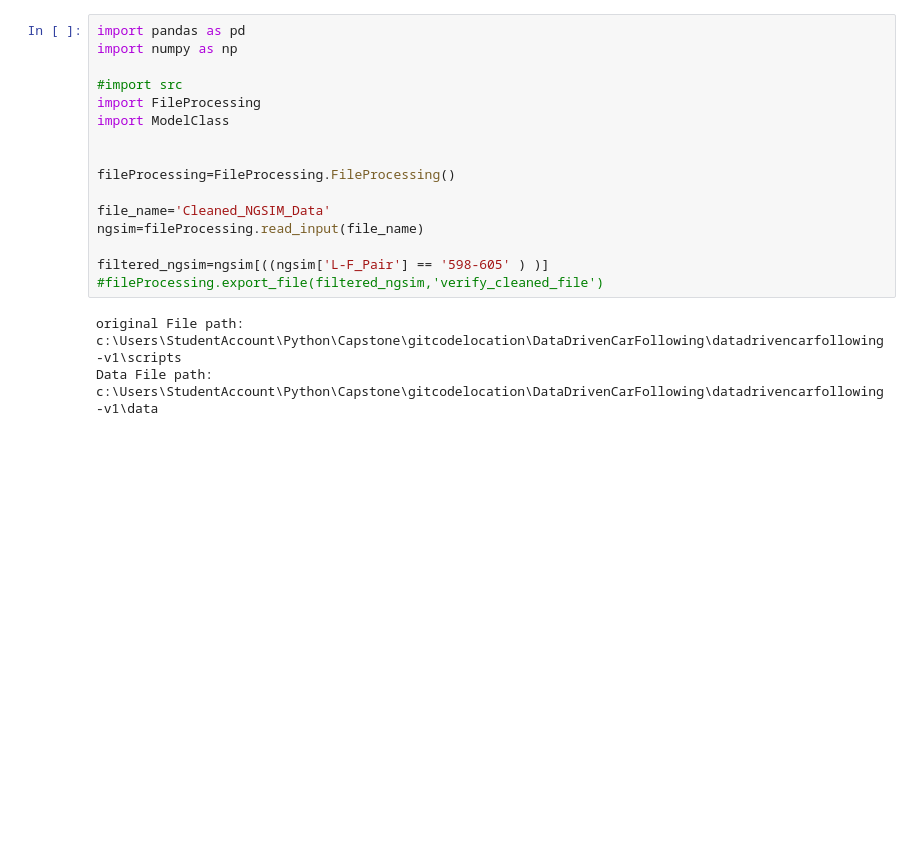
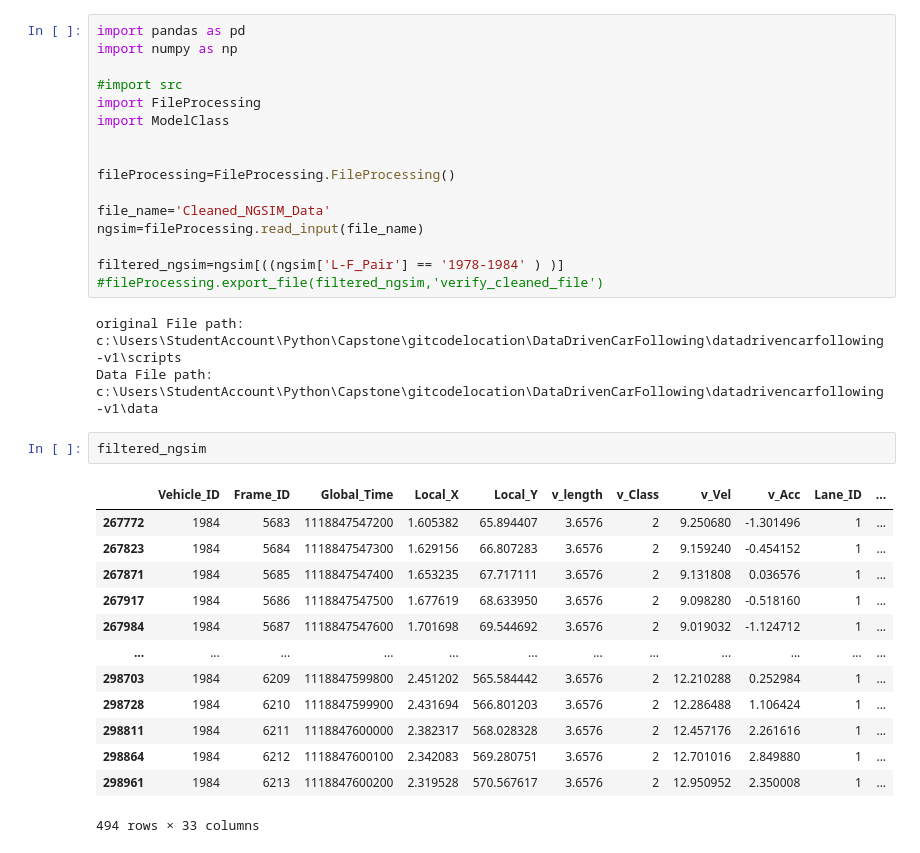
Before and after one commit to VineetDhamija/DataDrivenCarFollowing, a Jupyter notebook: datadrivencarfollowing-v1/scripts/more.ipynb, the cells around one changed output. Saved outputs shown, nothing was run; the diff lists cells and outputs as text; blank space fills up the shorter version.

```diff
--- a/datadrivencarfollowing-v1/scripts/more.ipynb
+++ b/datadrivencarfollowing-v1/scripts/more.ipynb
@@ -12,11 +12,27 @@ fileProcessing=FileProcessing.FileProcessing()
 file_name='Cleaned_NGSIM_Data'
 ngsim=fileProcessing.read_input(file_name)
 
-filtered_ngsim=ngsim[((ngsim['L-F_Pair'] == '598-605' ) )]
+filtered_ngsim=ngsim[((ngsim['L-F_Pair'] == '1978-1984' ) )]
 #fileProcessing.export_file(filtered_ngsim,'verify_cleaned_file')
 # %% [output]
 original File path: c:\Users\StudentAccount\Python\Capstone\gitcodelocation\DataDrivenCarFollowing\datadrivencarfollowing-v1\scripts
 Data File path: c:\Users\StudentAccount\Python\Capstone\gitcodelocation\DataDrivenCarFollowing\datadrivencarfollowing-v1\data
+# %%
+filtered_ngsim
+# %% [output]
+|  | Vehicle_ID | Frame_ID | Global_Time | Local_X | Local_Y | v_length | v_Class | v_Vel | v_Acc | Lane_ID | ... |
+| 267772 | 1984 | 5683 | 1118847547200 | 1.605382 | 65.894407 | 3.6576 | 2 | 9.250680 | -1.301496 | 1 | ... |
+| 267823 | 1984 | 5684 | 1118847547300 | 1.629156 | 66.807283 | 3.6576 | 2 | 9.159240 | -0.454152 | 1 | ... |
+| 267871 | 1984 | 5685 | 1118847547400 | 1.653235 | 67.717111 | 3.6576 | 2 | 9.131808 | 0.036576 | 1 | ... |
+| 267917 | 1984 | 5686 | 1118847547500 | 1.677619 | 68.633950 | 3.6576 | 2 | 9.098280 | -0.518160 | 1 | ... |
+| 267984 | 1984 | 5687 | 1118847547600 | 1.701698 | 69.544692 | 3.6576 | 2 | 9.019032 | -1.124712 | 1 | ... |
+| ... | ... | ... | ... | ... | ... | ... | ... | ... | ... | ... | ... |
+| 298703 | 1984 | 6209 | 1118847599800 | 2.451202 | 565.584442 | 3.6576 | 2 | 12.210288 | 0.252984 | 1 | ... |
+| 298728 | 1984 | 6210 | 1118847599900 | 2.431694 | 566.801203 | 3.6576 | 2 | 12.286488 | 1.106424 | 1 | ... |
+| 298811 | 1984 | 6211 | 1118847600000 | 2.382317 | 568.028328 | 3.6576 | 2 | 12.457176 | 2.261616 | 1 | ... |
+| 298864 | 1984 | 6212 | 1118847600100 | 2.342083 | 569.280751 | 3.6576 | 2 | 12.701016 | 2.849880 | 1 | ... |
+| 298961 | 1984 | 6213 | 1118847600200 | 2.319528 | 570.567617 | 3.6576 | 2 | 12.950952 | 2.350008 | 1 | ... |
+494 rows × 33 columns
 # %%
 file_name='Next_Generation_Simulation__NGSIM__Vehicle_Trajectories_and_Supporting_Data'
 ngsim1=fileProcessing.read_input(file_name)
```
Also changed, not shown: parts of 3 cells of this notebook, 5 other files.
